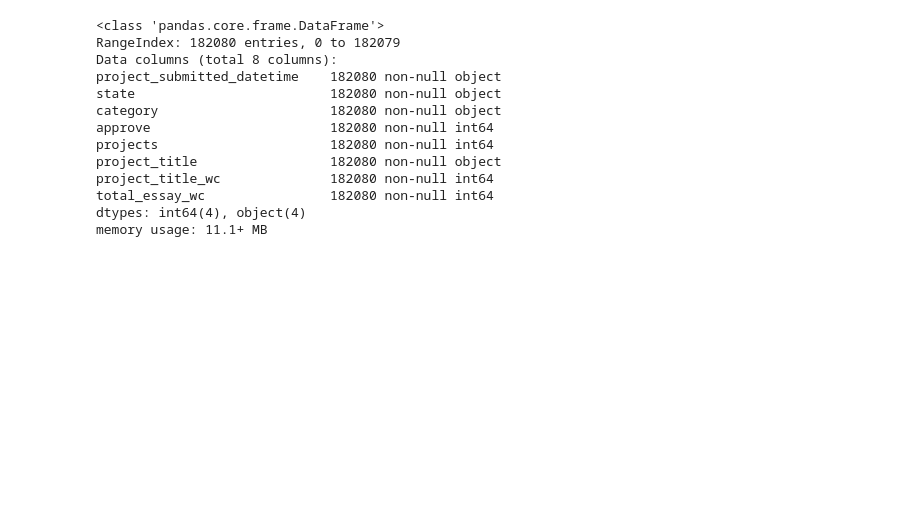
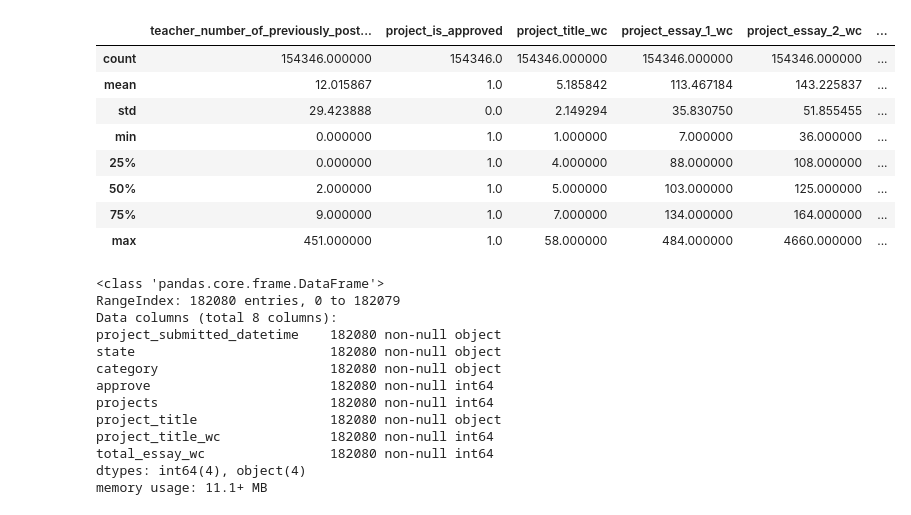
Before and after one commit to coreyclip/DonorsChoose, a Jupyter notebook: engineering/graphics.ipynb, the cells around one changed output. Cells and saved outputs as stored; diff of their text form; code cells hidden in the pictures; blank space fills up the shorter version.

```diff
--- a/engineering/graphics.ipynb
+++ b/engineering/graphics.ipynb
@@ -40,6 +73,18 @@ subdf = df[['project_submitted_datetime','school_state', 'project_grade_category
             'project_title', 'project_title_wc', 'total_essay_wc']]
 subdf.columns = ['project_submitted_datetime','state', 'category',
                  'approve', 'projects', 'project_title', 'project_title_wc', 'total_essay_wc']
+# %%
+df[df['project_is_approved'] ==1].describe()
+# %% [output]
+|  | teacher_number_of_previously_post... | project_is_approved | project_title_wc | project_essay_1_wc | project_essay_2_wc | ... |
+| count | 154346.000000 | 154346.0 | 154346.000000 | 154346.000000 | 154346.000000 | ... |
+| mean | 12.015867 | 1.0 | 5.185842 | 113.467184 | 143.225837 | ... |
+| std | 29.423888 | 0.0 | 2.149294 | 35.830750 | 51.855455 | ... |
+| min | 0.000000 | 1.0 | 1.000000 | 7.000000 | 36.000000 | ... |
+| 25% | 0.000000 | 1.0 | 4.000000 | 88.000000 | 108.000000 | ... |
+| 50% | 2.000000 | 1.0 | 5.000000 | 103.000000 | 125.000000 | ... |
+| 75% | 9.000000 | 1.0 | 7.000000 | 134.000000 | 164.000000 | ... |
+| max | 451.000000 | 1.0 | 58.000000 | 484.000000 | 4660.000000 | ... |
 # %%
 subdf.info()
 # %% [output]
```
Also changed, not shown: parts of 6 cells of this notebook, 8 other files.
